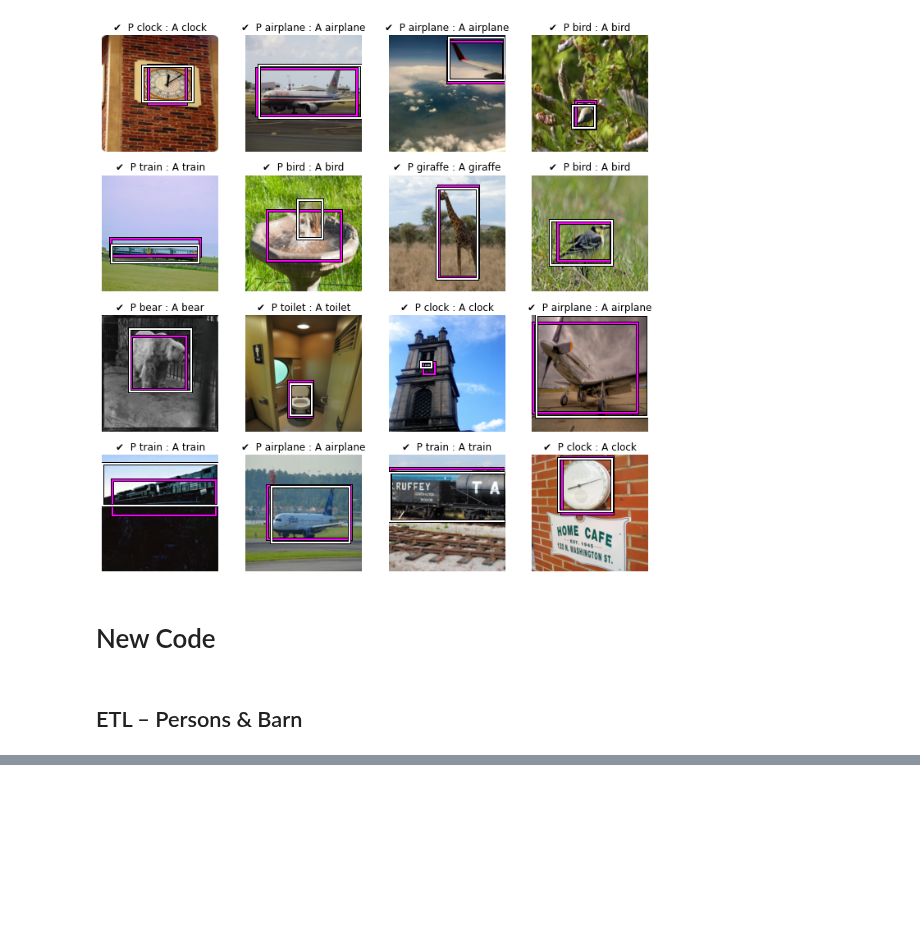
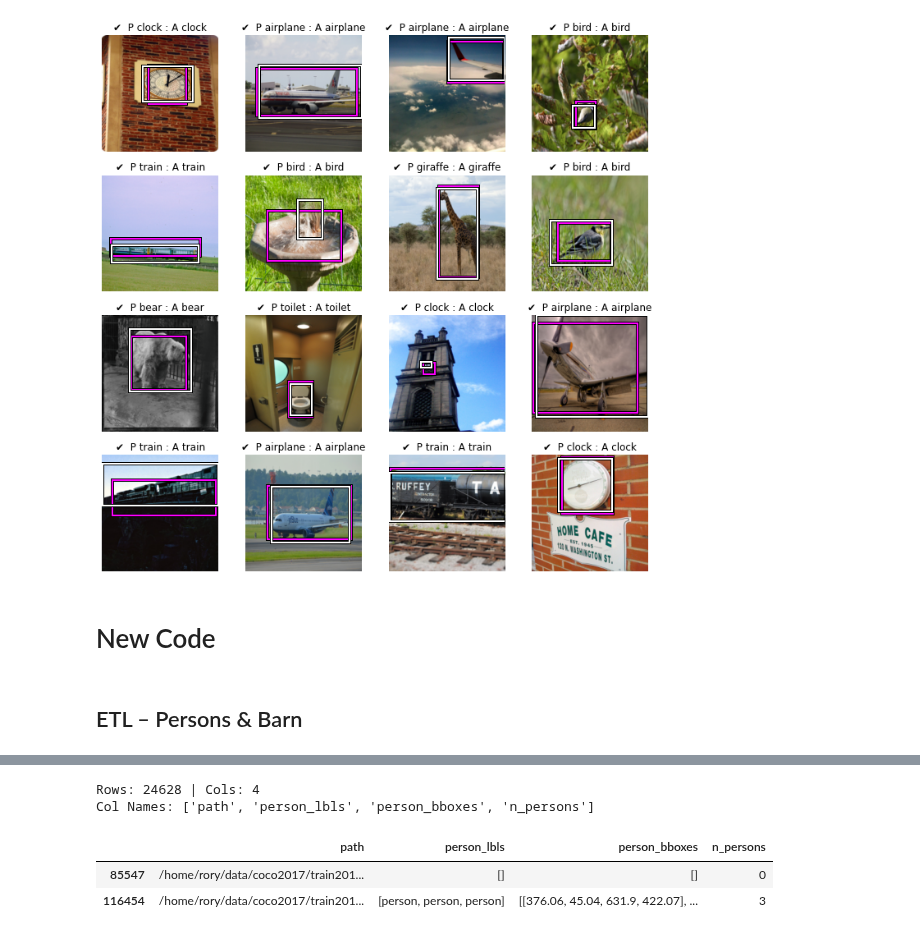
Before and after one commit to mccallion/rory, a Jupyter notebook: _20201020_coco_multiple_bboxes.ipynb, the cells around one changed output, grey strips where cells are left out. Drawn from its saved outputs; the diff is of its cells as text; code cells hidden in the pictures; blank space fills up the shorter version.

```diff
--- a/_20201020_coco_multiple_bboxes.ipynb
+++ b/_20201020_coco_multiple_bboxes.ipynb
@@ -232,0 +227,31 @@ df = pd.read_pickle(path/'20201020_coco_multiple_bboxes_df.pkl')
+# %%
+from fastai.vision.all import *
+
+
+### Params ###
+im_size    = 224
+batch_size = 64
+path       = Path('/home/rory/data/coco2017')
+valid_pct  = .15
+max_obj    = 3
+
+
+### Load Data ###
+df = pd.read_pickle(path/'20201020_coco_multiple_bboxes_df.pkl')
+df = df[['path','person_lbls','person_bboxes','n_persons']][df.n_persons<=max_obj]
+def equalize_rows(df, col):
+    _n = min(df[col].value_counts())
+    _r = df[col].nunique()
+    return pd.concat([df[df[col]==i].sample(n=_n) for i in range(_r)])
+df = equalize_rows(df, 'n_persons')
+def summarize_df(df):
+    print("Rows:",len(df.index),"| Cols:",len(df.keys().to_list()))
+    print(f"Col Names: {df.keys().to_list()}")
+    return pd.concat([df.iloc[0:1], df.iloc[-2:-1]])
+summarize_df(df)
+# %% [output]
+Rows: 24628 | Cols: 4
+Col Names: ['path', 'person_lbls', 'person_bboxes', 'n_persons']
+|  | path | person_lbls | person_bboxes | n_persons |
+| 85547 | /home/rory/data/coco2017/train201... | [] | [] | 0 |
+| 116454 | /home/rory/data/coco2017/train201... | [person, person, person] | [[376.06, 45.04, 631.9, 422.07], ... | 3 |
```
Also changed, not shown: parts of 14 cells of this notebook.
